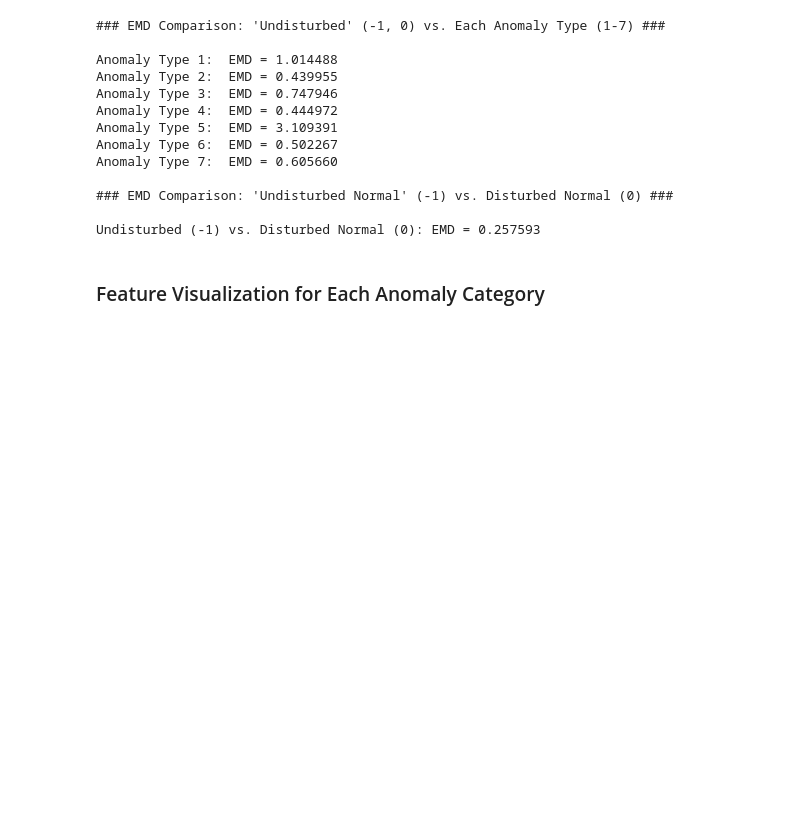
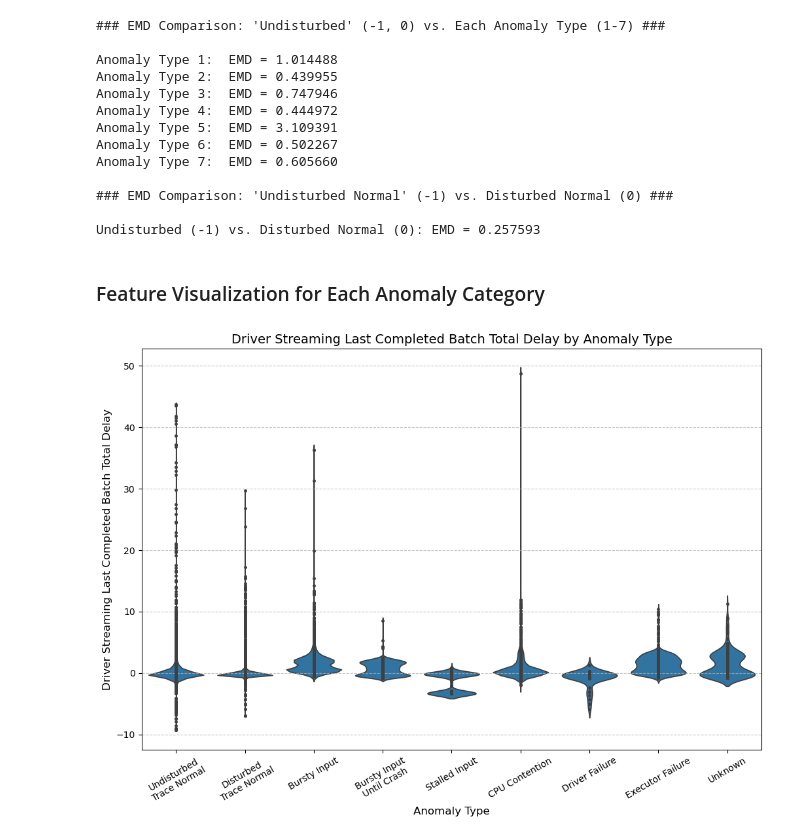
Before and after one commit to goksu-uzunturk/TS-Anomaly-Detection, a Jupyter notebook: notebooks/EDA.ipynb, the cells around one changed output. Saved outputs shown, nothing was run; the diff lists cells and outputs as text; code cells hidden in the pictures; blank space fills up the shorter version.

```diff
--- a/notebooks/EDA.ipynb
+++ b/notebooks/EDA.ipynb
@@ -556,0 +559,5 @@ def plot_feature_category(features, feature_name_mapping, category_name, df):
+# %%
+fig = plot_feature_category([driver_features[2]], driver_feature_name_mapping, 'Driver', df)
+fig.savefig("../data/driver_streaming_last_completed_batch_total_delay.pdf", format='pdf', bbox_inches='tight')
+# %% [output]
+[figure, added]
```
Also changed, not shown: parts of 5 cells of this notebook, 51 other files.
